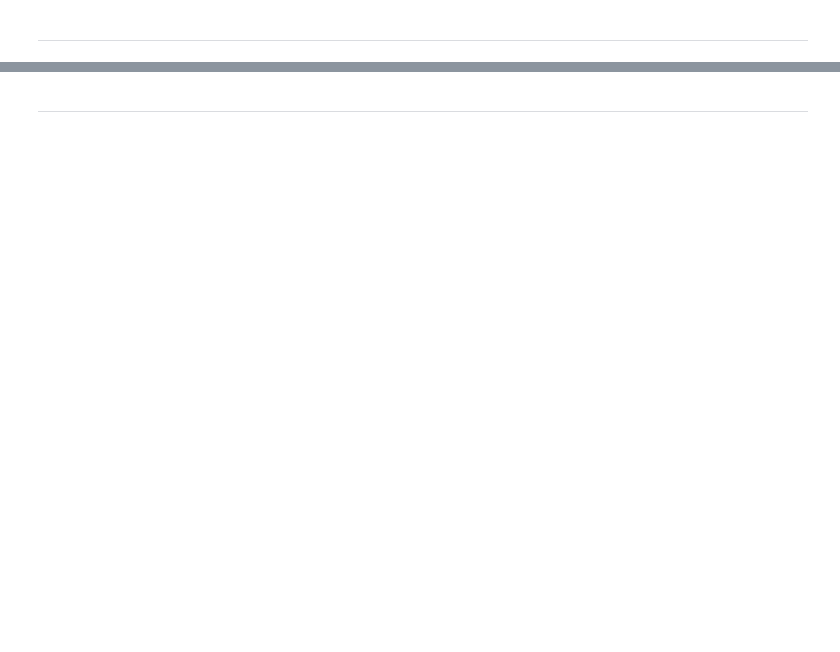
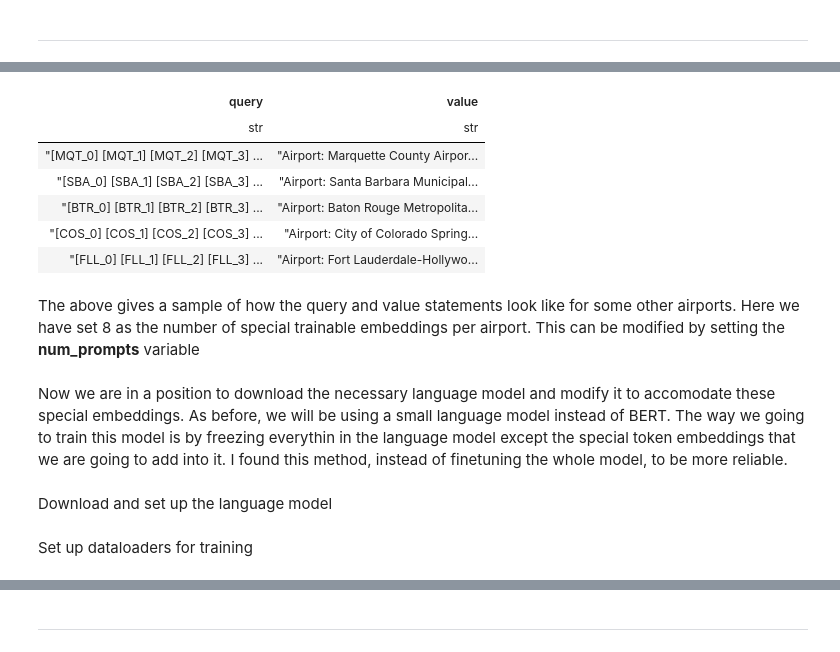
Before and after one commit to rahuldeve/tabular-prompting, a Jupyter notebook: prompt_tuning.ipynb, the cells around one changed output, grey strips where cells are left out. Cells and saved outputs as stored; diff of their text form; code cells hidden in the pictures; blank space fills up the shorter version.

```diff
--- a/prompt_tuning.ipynb
+++ b/prompt_tuning.ipynb
@@ -64,7 +66,3 @@ Split the dataset
 # %%
 splits = train_test_split(df, test_size=0.2)
 df_train, df_test = splits
-
-# Casting for pylance
-df_train = cast(pl.DataFrame, df_train)
-df_test = cast(pl.DataFrame, df_test)
@@ -207 +294,17 @@ airport_tokens = list(itertools.chain.from_iterable(airport_tokens))
+# %%
+query_value_prompts_train.head()
+# %% [output]
+| query | value |
+| str | str |
+| "[MQT_0] [MQT_1] [MQT_2] [MQT_3] ... | "Airport: Marquette County Airpor... |
+| "[SBA_0] [SBA_1] [SBA_2] [SBA_3] ... | "Airport: Santa Barbara Municipal... |
+| "[BTR_0] [BTR_1] [BTR_2] [BTR_3] ... | "Airport: Baton Rouge Metropolita... |
+| "[COS_0] [COS_1] [COS_2] [COS_3] ... | "Airport: City of Colorado Spring... |
+| "[FLL_0] [FLL_1] [FLL_2] [FLL_3] ... | "Airport: Fort Lauderdale-Hollywo... |
+# %% [markdown]
+The above gives a sample of how the query and value statements look like for some other airports. Here we have set 8 as the number of special trainable embeddings per airport. This can be modified by setting the **num_prompts** variable
+# %% [markdown]
+Now we are in a position to download the necessary language model and modify it to accomodate these special embeddings. As before, we will be using a small language model instead of BERT. The way we going to train this model is by freezing everythin in the language model except the special token embeddings that we are going to add into it. I found this method, instead of finetuning the whole model, to be more reliable.
+# %% [markdown]
+Download and set up the language model
 # %%
@@ -224 +338,3 @@ prompt_model.embeddings.word_embeddings = prefrozen_word_embeddings
+# %% [markdown]
+Set up dataloaders for training
 # %%
```
Also changed, not shown: parts of 38 cells of this notebook.
